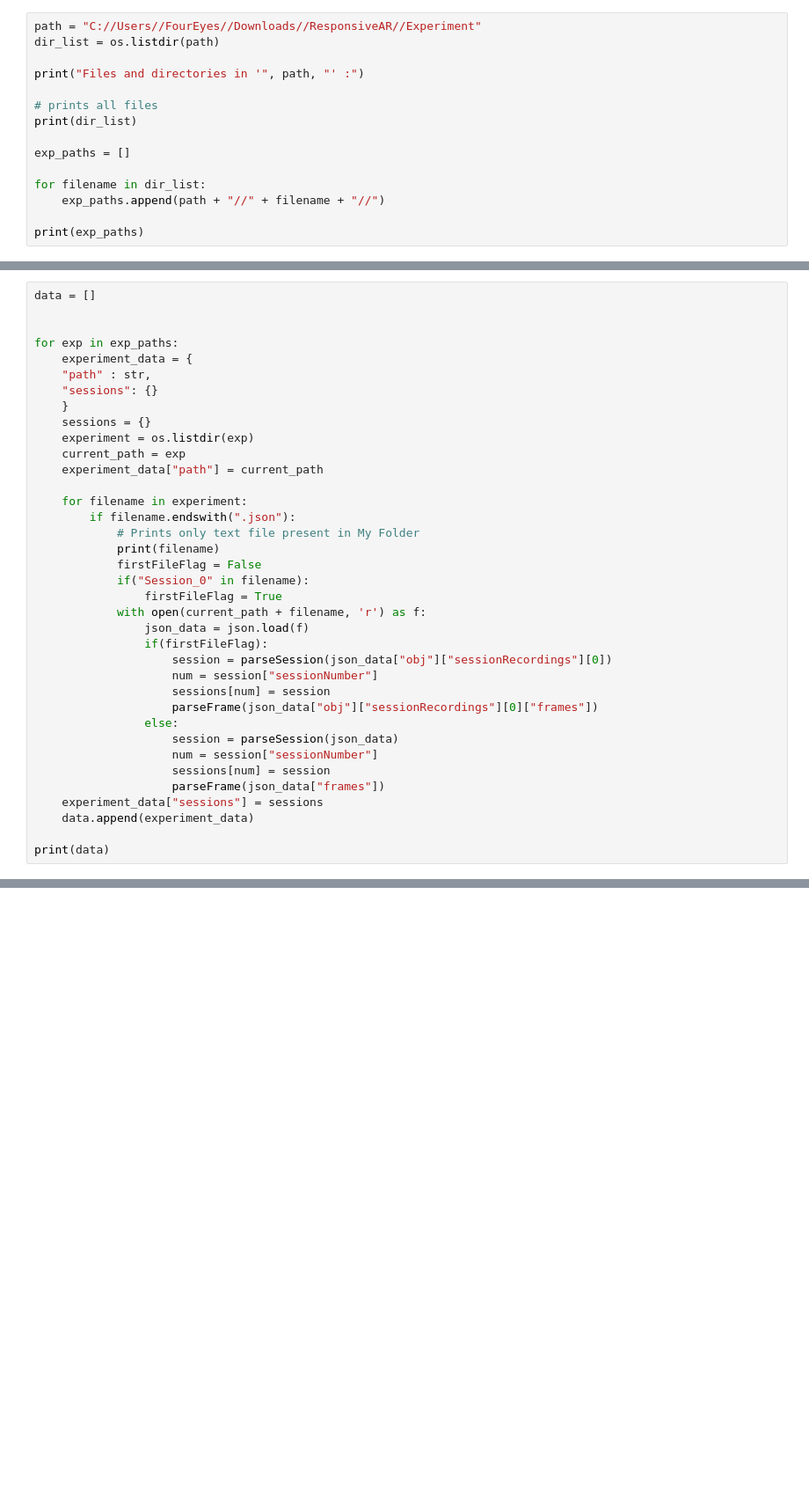
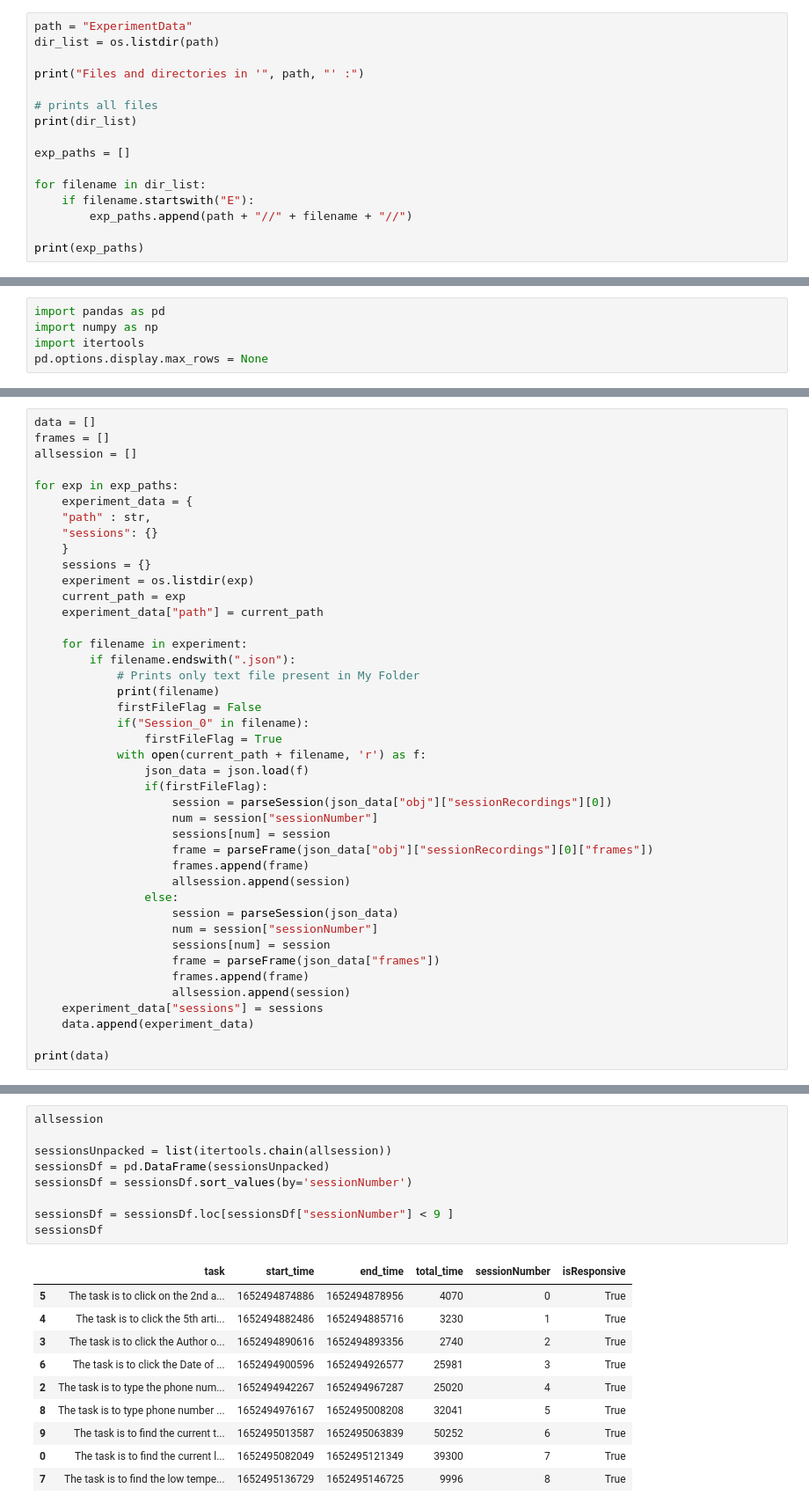
Before and after one commit to abbywysopal/ResponsiveAR, a Jupyter notebook: DataCollection/ResponsiveARDC.ipynb, the cells around one changed output, grey strips where cells are left out. Shown at 88% size. Saved outputs shown, nothing was run; the diff lists cells and outputs as text; blank space fills up the shorter version.

Commit message:
data collection

```diff
--- a/DataCollection/ResponsiveARDC.ipynb
+++ b/DataCollection/ResponsiveARDC.ipynb
@@ -16,5 +18,5 @@ import os
 # %%
-path = "C://Users//FourEyes//Downloads//ResponsiveAR//Experiment"
+path = "ExperimentData"
 dir_list = os.listdir(path)
 
 print("Files and directories in '", path, "' :")
@@ -25,7 +27,8 @@ print(dir_list)
 exp_paths = []
 
 for filename in dir_list:
-    exp_paths.append(path + "//" + filename + "//")
+    if filename.startswith("E"):
+        exp_paths.append(path + "//" + filename + "//")
 
 print(exp_paths)
 # %% [output]
@@ -35,3 +38,8 @@ Files and directories in ' C://Users//FourEyes//Downloads//ResponsiveAR//Experim
+# %%
+import pandas as pd
+import numpy as np
+import itertools
+pd.options.display.max_rows = None
 # %%
 responsiveData = []
 experimentEvents = []
@@ -66,7 +101,8 @@ def parseSession(session):
     return sessionData
 # %%
 data = []
-
+frames = []
+allsession = []
 
 for exp in exp_paths:
     experiment_data = {
@@ -91,12 +127,16 @@ for exp in exp_paths:
                     session = parseSession(json_data["obj"]["sessionRecordings"][0])
                     num = session["sessionNumber"]
                     sessions[num] = session
-                    parseFrame(json_data["obj"]["sessionRecordings"][0]["frames"])
+                    frame = parseFrame(json_data["obj"]["sessionRecordings"][0]["frames"])
+                    frames.append(frame)
+                    allsession.append(session)
                 else:
                     session = parseSession(json_data)
                     num = session["sessionNumber"]
                     sessions[num] = session
-                    parseFrame(json_data["frames"])
+                    frame = parseFrame(json_data["frames"])
+                    frames.append(frame)
+                    allsession.append(session)
     experiment_data["sessions"] = sessions
     data.append(experiment_data)
 
@@ -137,0 +249,20 @@ print(nonresponsive_data)
+# %%
+allsession
+
+sessionsUnpacked = list(itertools.chain(allsession))
+sessionsDf = pd.DataFrame(sessionsUnpacked)
+sessionsDf = sessionsDf.sort_values(by='sessionNumber')
+
+sessionsDf = sessionsDf.loc[sessionsDf["sessionNumber"] < 9 ]
+sessionsDf
+# %% [output]
+|  | task | start_time | end_time | total_time | sessionNumber | isResponsive |
+| 5 | The task is to click on the 2nd a... | 1652494874886 | 1652494878956 | 4070 | 0 | True |
+| 4 | The task is to click the 5th arti... | 1652494882486 | 1652494885716 | 3230 | 1 | True |
+| 3 | The task is to click the Author o... | 1652494890616 | 1652494893356 | 2740 | 2 | True |
+| 6 | The task is to click the Date of ... | 1652494900596 | 1652494926577 | 25981 | 3 | True |
+| 2 | The task is to type the phone num... | 1652494942267 | 1652494967287 | 25020 | 4 | True |
+| 8 | The task is to type phone number ... | 1652494976167 | 1652495008208 | 32041 | 5 | True |
+| 9 | The task is to find the current t... | 1652495013587 | 1652495063839 | 50252 | 6 | True |
+| 0 | The task is to find the current l... | 1652495082049 | 1652495121349 | 39300 | 7 | True |
+| 7 | The task is to find the low tempe... | 1652495136729 | 1652495146725 | 9996 | 8 | True |
```
Also changed, not shown: parts of 18 cells of this notebook, 20 other files.
